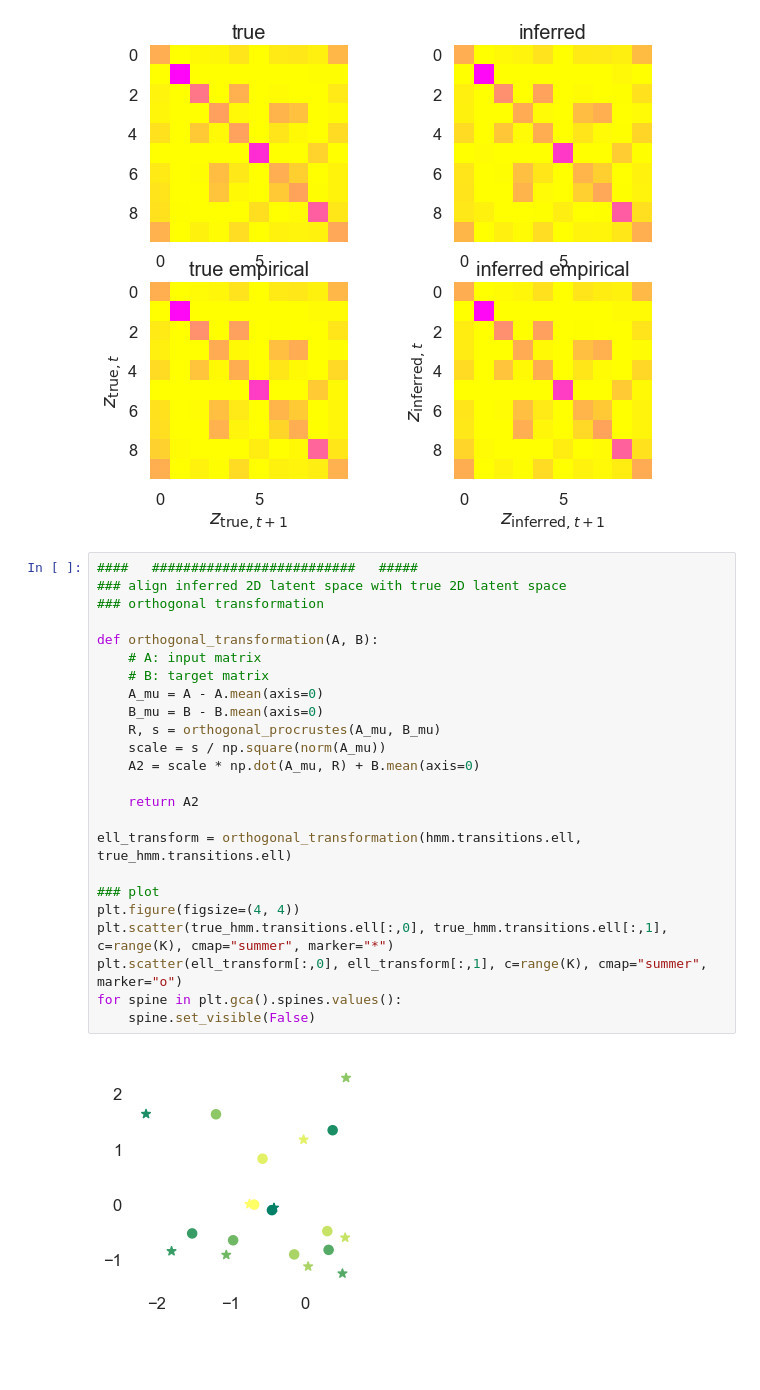
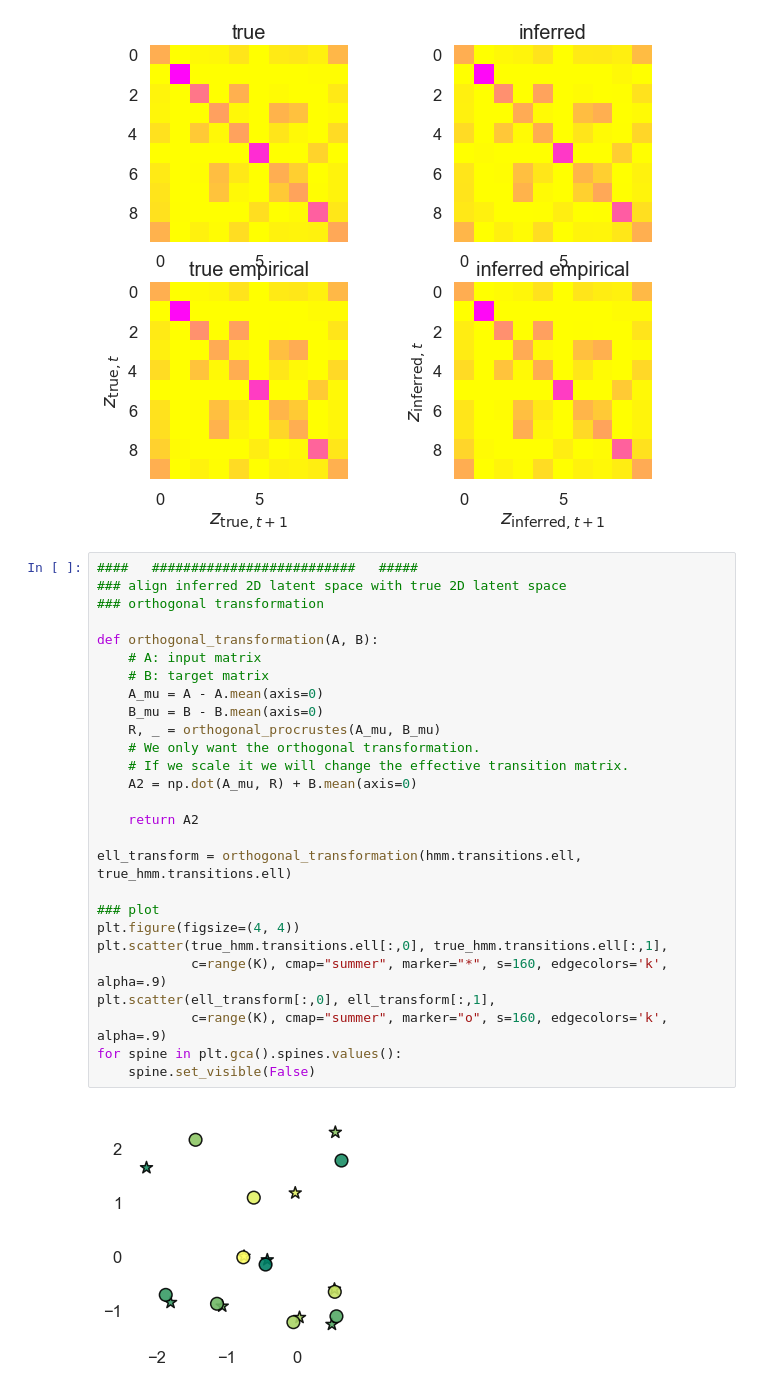
Before and after one commit to deng-xinyi/ssm, a Jupyter notebook: notebooks/Distance-dependent State Transition Demo.ipynb, the cells around one changed output. Cells and saved outputs as stored; diff of their text form; blank space fills up the shorter version.

```diff
--- a/notebooks/Distance-dependent State Transition Demo.ipynb
+++ b/notebooks/Distance-dependent State Transition Demo.ipynb
@@ -330,26 +330,29 @@ for spine in plt.gca().spines.values():
 # %%
 ####   ##########################   #####
 ### align inferred 2D latent space with true 2D latent space
 ### orthogonal transformation
 
 def orthogonal_transformation(A, B):
     # A: input matrix
     # B: target matrix
     A_mu = A - A.mean(axis=0)
     B_mu = B - B.mean(axis=0)
-    R, s = orthogonal_procrustes(A_mu, B_mu)
-    scale = s / np.square(norm(A_mu))
-    A2 = scale * np.dot(A_mu, R) + B.mean(axis=0)
+    R, _ = orthogonal_procrustes(A_mu, B_mu)
+    # We only want the orthogonal transformation.
+    # If we scale it we will change the effective transition matrix.
+    A2 = np.dot(A_mu, R) + B.mean(axis=0)
 
     return A2
 
 ell_transform = orthogonal_transformation(hmm.transitions.ell, true_hmm.transitions.ell)
 
 ### plot
 plt.figure(figsize=(4, 4))
-plt.scatter(true_hmm.transitions.ell[:,0], true_hmm.transitions.ell[:,1], c=range(K), cmap="summer", marker="*")
-plt.scatter(ell_transform[:,0], ell_transform[:,1], c=range(K), cmap="summer", marker="o")
+plt.scatter(true_hmm.transitions.ell[:,0], true_hmm.transitions.ell[:,1],
+            c=range(K), cmap="summer", marker="*", s=160, edgecolors='k', alpha=.9)
+plt.scatter(ell_transform[:,0], ell_transform[:,1],
+            c=range(K), cmap="summer", marker="o", s=160, edgecolors='k', alpha=.9)
 for spine in plt.gca().spines.values():
     spine.set_visible(False)
 # %% [output]
-[figure, old version]
+[figure, new version]
```
